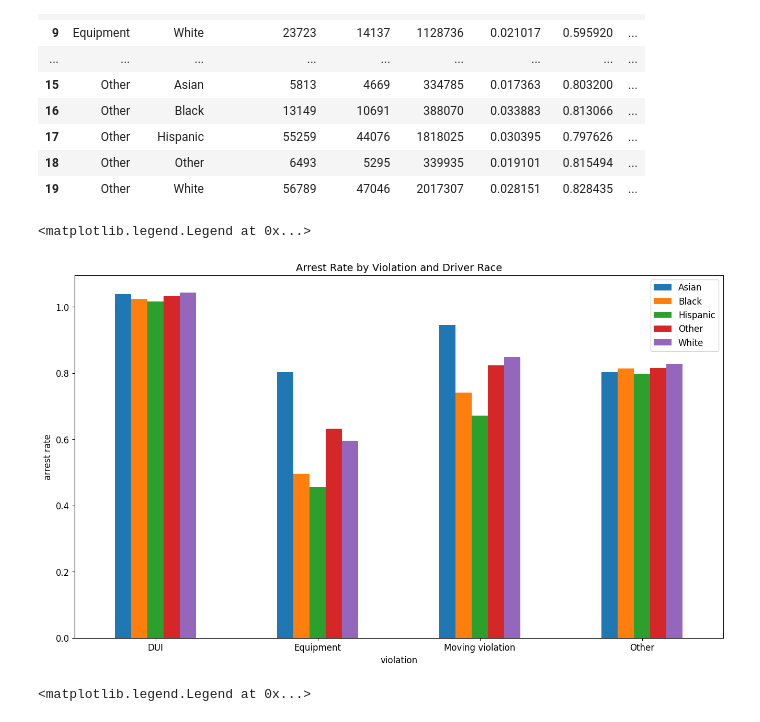
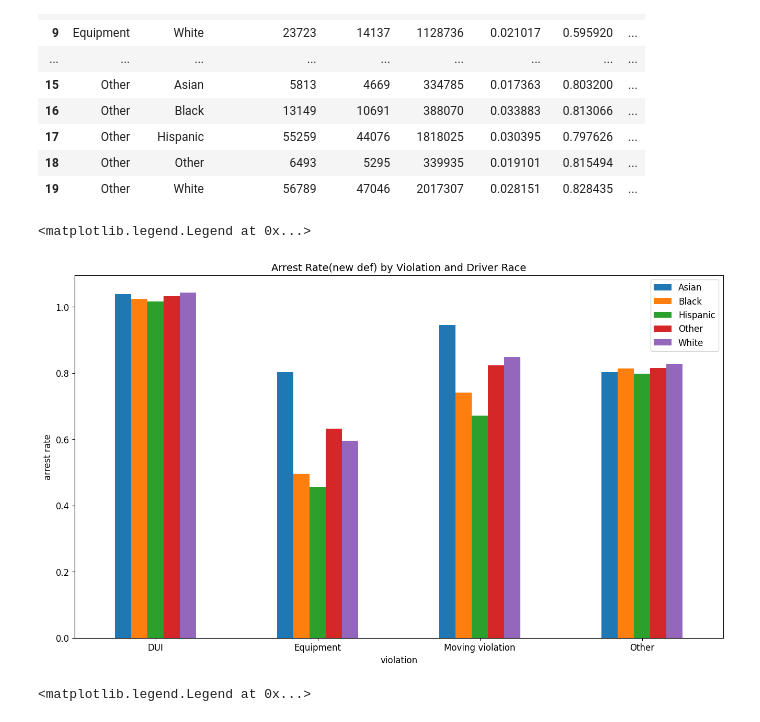
Before and after one commit to tyhsu719/final_repo, a Jupyter notebook: final_project/code scripts & data/policing activities.ipynb, the cells around one changed output. Saved outputs shown, nothing was run; the diff lists cells and outputs as text; code cells hidden in the pictures.

```diff
--- a/final_project/code scripts & data/policing activities.ipynb
+++ b/final_project/code scripts & data/policing activities.ipynb
@@ -357,17 +370,17 @@ nviorace
 # %%
 #新定義的
 nvioracear = nviorace.pivot(index="violation", columns="driver_race", values="arrest_rate")
 nvioracear.plot(kind='bar', rot=0)
-plt.title("Arrest Rate by Violation and Driver Race",fontsize = 14)
+plt.title("Arrest Rate(new def) by Violation and Driver Race",fontsize = 14)
 plt.xlabel('violation', fontsize=12)
 plt.ylabel('arrest rate', fontsize=12)
 # 調整字體大小
 plt.xticks(fontsize=12)
 plt.yticks(fontsize=12)
 plt.legend(fontsize=12)
 # %% [output]
 <matplotlib.legend.Legend at 0x...>
-[figure, old version]
+[figure, new version]
 # %%
 vioracesr = viorace.pivot(index="violation", columns="driver_race", values="search_rate")
 vioracesr.plot(kind='bar', rot=0)
```
Also changed, not shown: parts of 2 cells of this notebook, 1 other file.
